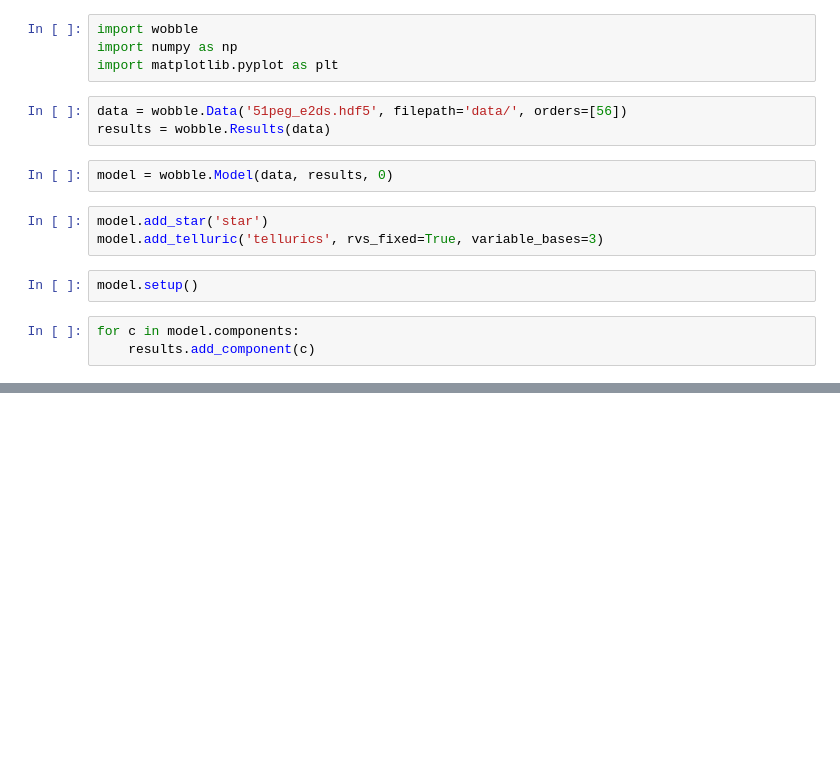
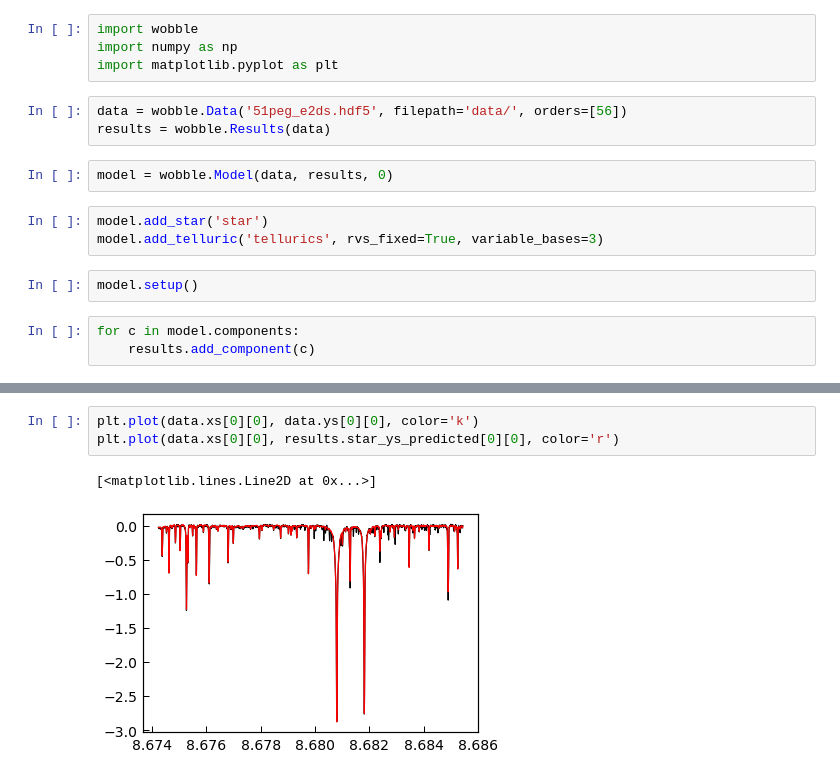
Before and after one commit to megbedell/wobble, a Jupyter notebook: testing.ipynb, the cells around one changed output, grey strips where cells are left out. Saved outputs shown, nothing was run; the diff lists cells and outputs as text; blank space fills up the shorter version.

```diff
--- a/testing.ipynb
+++ b/testing.ipynb
@@ -39,0 +25,6 @@ plt.plot(results.star_template_xs[0], results.star_template_ys[0])
+# %%
+plt.plot(data.xs[0][0], data.ys[0][0], color='k')
+plt.plot(data.xs[0][0], results.star_ys_predicted[0][0], color='r')
+# %% [output]
+[<matplotlib.lines.Line2D at 0x...>]
+[figure, added]
```
Also changed, not shown: parts of 2 cells of this notebook, 2 other files.
